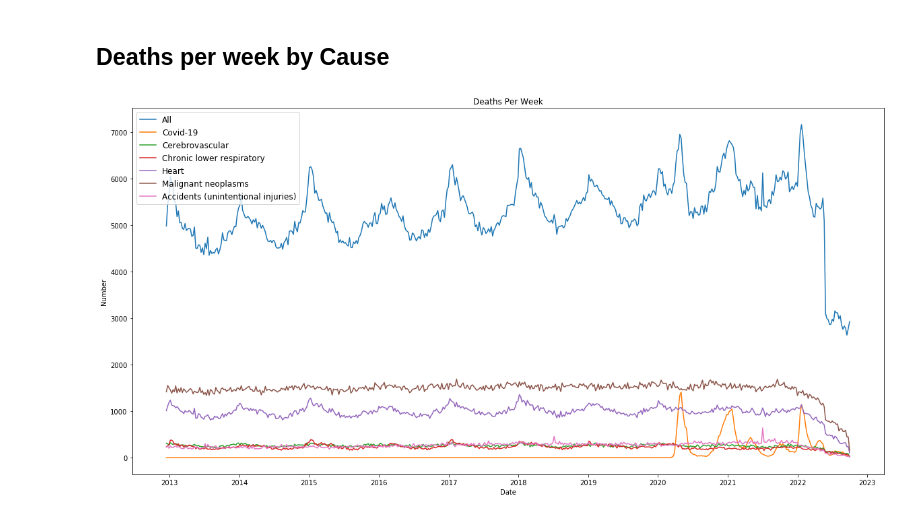
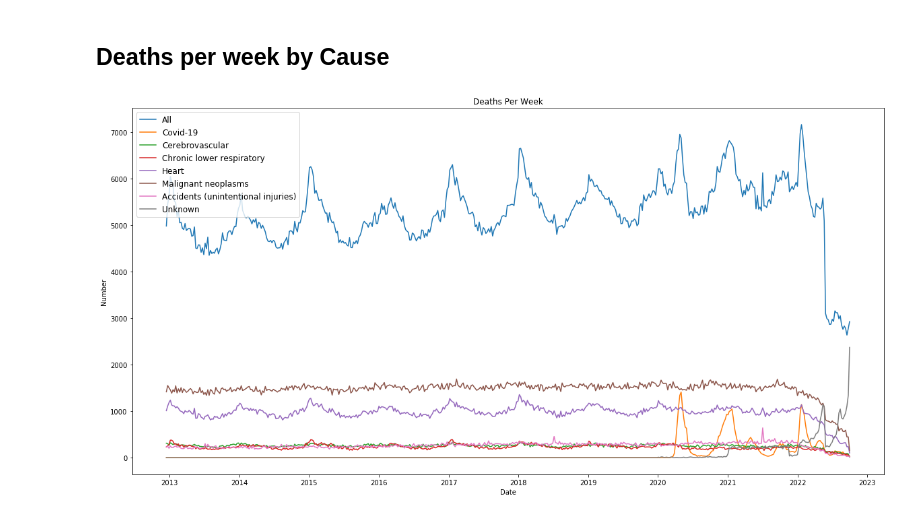
Before and after one commit to OwenRempel/Canada-Prov-Death-Stats, a Jupyter notebook: StatsCanadaDeathsByProv.ipynb, the cells around one changed output. Cells and saved outputs as stored; diff of their text form; code cells hidden in the pictures.

Commit message:
Running another update this time I have inclueded unknown causes Which is on the rise??

```diff
--- a/StatsCanadaDeathsByProv.ipynb
+++ b/StatsCanadaDeathsByProv.ipynb
@@ -144,7 +144,7 @@ ReNameDict = {
 ReadCauseData.rename(columns=ReNameDict, inplace=True)
 ParsedCauseTable = ReadCauseData[['Date', 'Prov', "Cause", 'Number']]
 # %%
-Causes = ParsedCauseTable.loc[(ParsedCauseTable['Cause'] != 'Total, all causes of death [A00-Y89]') & (ParsedCauseTable['Cause'] != 'Information unavailable')]
+Causes = ParsedCauseTable.loc[(ParsedCauseTable['Cause'] != 'Total, all causes of death [A00-Y89]')]
 # %%
 Covid = Causes.loc[Causes['Cause'] == 'COVID-19 [U07.1,U07.2]'].groupby('Date').sum('Number')
 Cerebro = Causes.loc[Causes['Cause'] == 'Cerebrovascular diseases [I60-I69]'].groupby('Date').sum('Number')
@@ -152,24 +152,26 @@ Resp = Causes.loc[Causes['Cause'] == 'Chronic lower respiratory diseases [J40-J4
 Heart = Causes.loc[Causes['Cause'] == 'Diseases of heart [I00-I09, I11, I13, I20-I51]'].groupby('Date').sum('Number')
 Neo = Causes.loc[Causes['Cause'] == 'Malignant neoplasms [C00-C97]'].groupby('Date').sum('Number')
 Accidents = Causes.loc[Causes['Cause'] == 'Accidents (unintentional injuries) [V01-X59, Y85-Y86]'].groupby('Date').sum('Number')
+informationUnavail = Causes.loc[Causes['Cause'] == 'Information unavailable'].groupby('Date').sum('Number')
 # %% [markdown]
 ## Deaths per week by Cause
 # %%
 fig, ax_compare = plt.subplots(figsize=(20, 10) )
 plt.title('Deaths Per Week')
 plt.xlabel('Date')
 plt.ylabel('Number')
 ax_compare.plot(OrderByDateList, label='All')
 ax_compare.plot(Covid, label='Covid-19')
 ax_compare.plot(Cerebro, label='Cerebrovascular')
 ax_compare.plot(Resp, label='Chronic lower respiratory')
 ax_compare.plot(Heart, label='Heart')
 ax_compare.plot(Neo, label='Malignant neoplasms')
 ax_compare.plot(Accidents, label='Accidents (unintentional injuries)')
+ax_compare.plot(informationUnavail, label='Unknown')
 #Turn log scale on and off
 #ax_compare.set_yscale('log')
 ax_compare.legend(loc='upper left', fontsize=12)
 fig = ax_compare.get_figure()
 fig.savefig("Images/Cause.png")
 # %% [output]
-[figure, old version]
+[figure, new version]
```
